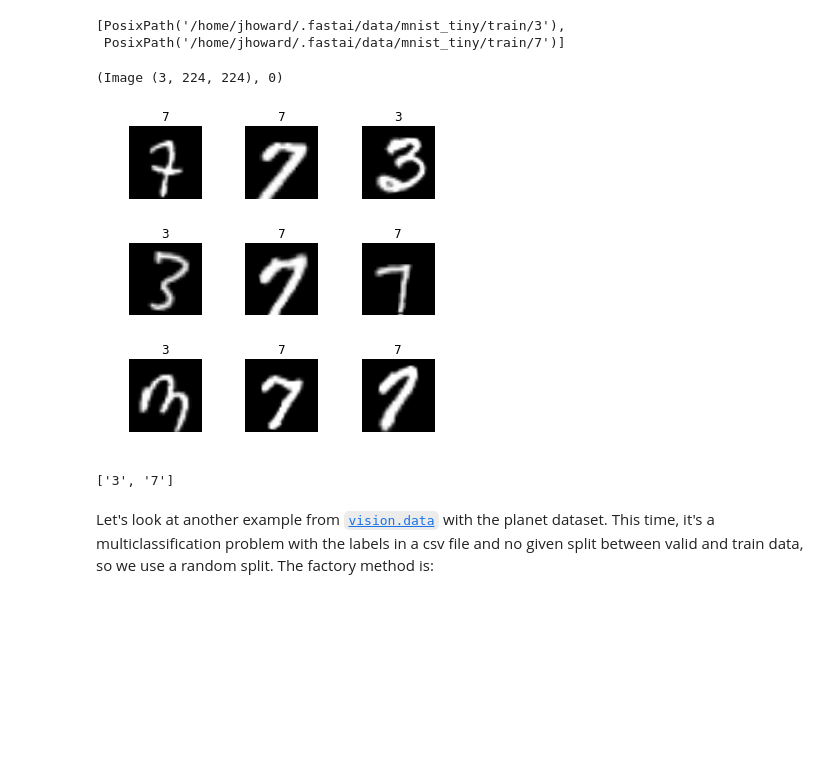
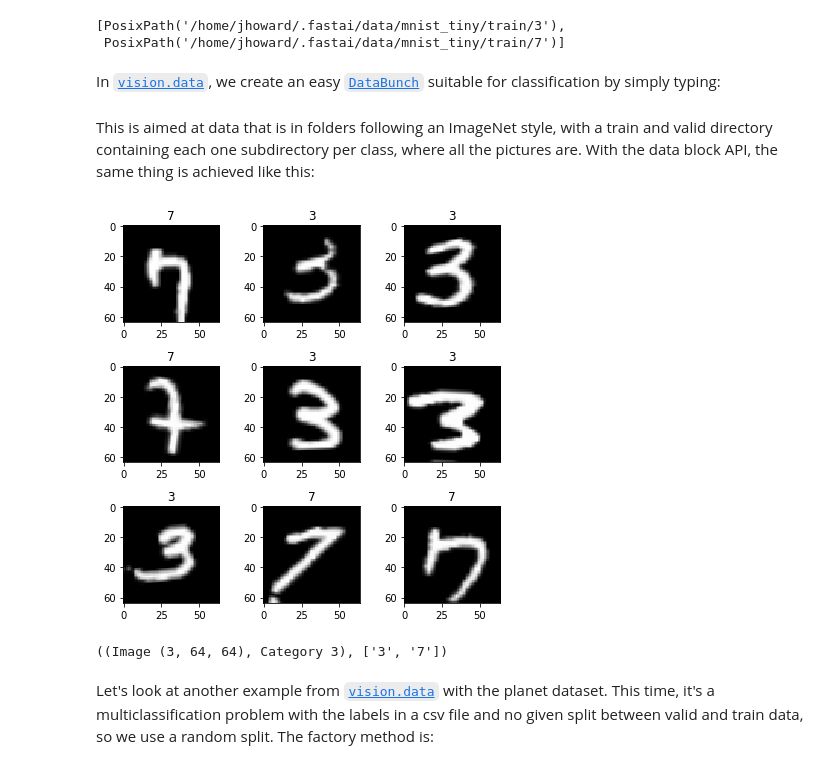
Before and after one commit to zhaoshaojun/fastai, a Jupyter notebook: docs_src/data_block.ipynb, the cells around one changed output. Drawn from its saved outputs; the diff is of its cells as text; code cells hidden in the pictures; blank space fills up the shorter version.

```diff
--- a/docs_src/data_block.ipynb
+++ b/docs_src/data_block.ipynb
@@ -39,3 +38,5 @@ path.ls()
 # %% [output]
 [PosixPath('/home/jhoward/.fastai/data/mnist_tiny/train/3'),
  PosixPath('/home/jhoward/.fastai/data/mnist_tiny/train/7')]
+# %% [markdown]
+In [`vision.data`](/vision.data.html#vision.data), we create an easy [`DataBunch`](/basic_data.html#DataBunch) suitable for classification by simply typing:
@@ -42,23 +45,20 @@ path.ls()
+# %% [markdown]
+This is aimed at data that is in folders following an ImageNet style, with a train and valid directory containing each one subdirectory per class, where all the pictures are. With the data block API, the same thing is achieved like this:
 # %%
-data = (ImageFileList.from_folder(path)  #Where to find the data? -> in path and its subfolders
-        .label_from_folder()             #How to label? -> depending on the folder of the filenames
-        .split_by_folder()               #How to split in train/valid? -> use the folders
-        .add_test_folder()               #Optionally add a test set
-        .datasets()                      #How to convert to datasets?
-        .transform(tfms, size=224)       #Data augmentation? -> use tfms with a size of 224
-        .databunch())                    #Finally? -> use the defaults for conversion to ImageDataBunch
+data = (ImageItemList.from_folder(path) #Where to find the data? -> in path and its subfolders
+        .split_by_folder()              #How to split in train/valid? -> use the folders
+        .label_from_folder()            #How to label? -> depending on the folder of the filenames
+        .add_test_folder()              #Optionally add a test set
+        .transform(tfms, size=64)       #Data augmentation? -> use tfms with a size of 64
+        .databunch())                   #Finally? -> use the defaults for conversion to ImageDataBunch
+# %%
+data.show_batch(3, figsize=(6,6), hide_axis=False)
+# %% [output]
+[figure, added]
 # %%
-data.train_ds[0]
+data.train_ds[0], data.test_ds.classes
 # %% [output]
-(Image (3, 224, 224), 0)
+((Image (3, 64, 64), Category 3), ['3', '7'])
-# %%
-data.show_batch(rows=3, figsize=(5,5))
-# %% [output]
-[figure, removed]
-# %%
-data.valid_ds.classes
-# %% [output]
-['3', '7']
 # %% [markdown]
 Let's look at another example from [`vision.data`](/vision.data.html#vision.data) with the planet dataset. This time, it's a multiclassification problem with the labels in a csv file and no given split between valid and train data, so we use a random split. The factory method is:
 # %%
```
Also changed, not shown: parts of 23 cells of this notebook, 27 other files.
